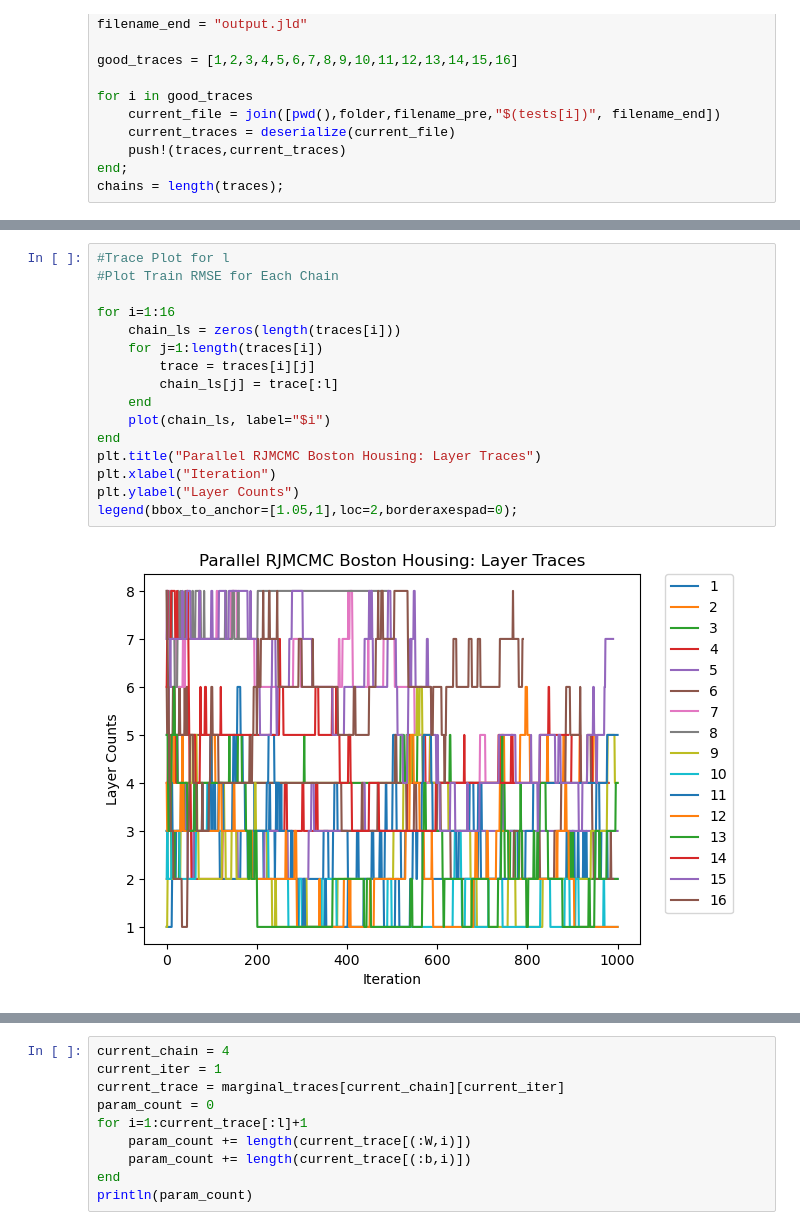
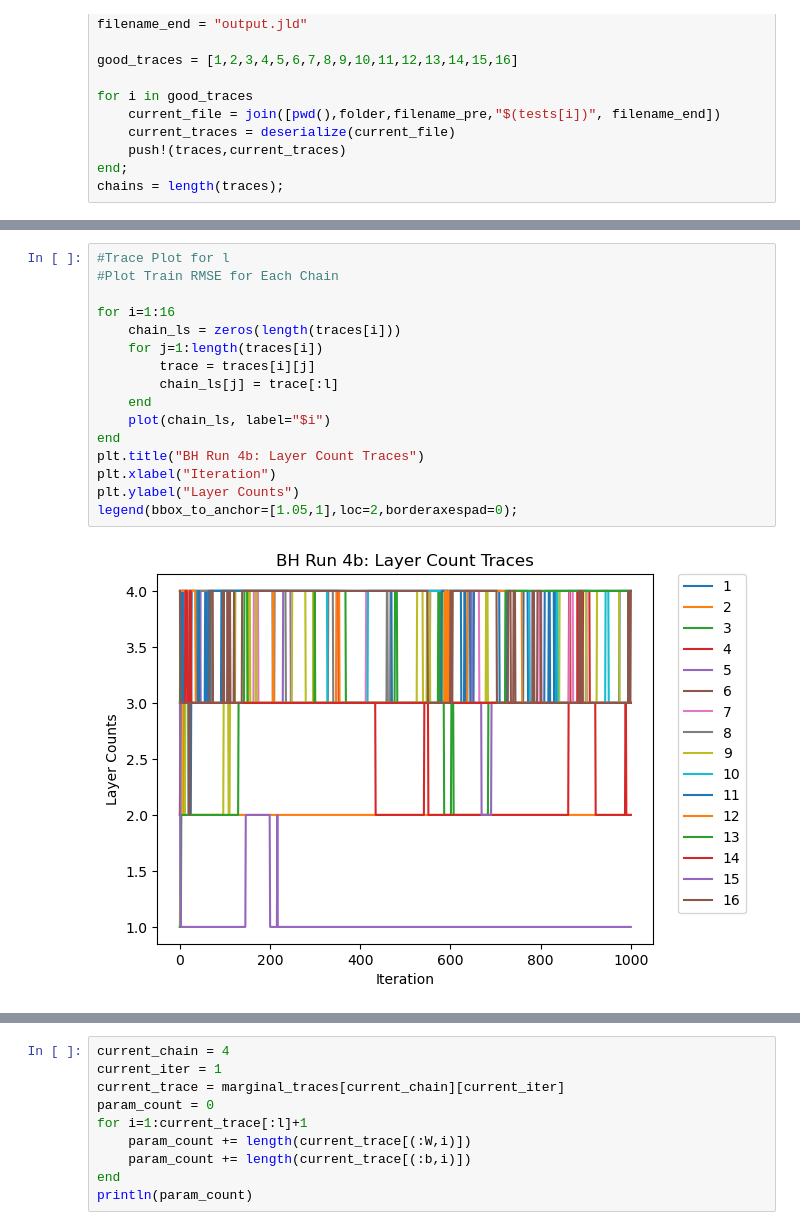
Before and after one commit to jberezow/BostonHousing, a Jupyter notebook: Thesis-LoadTraces.ipynb, the cells around one changed output, grey strips where cells are left out. Saved outputs shown, nothing was run; the diff lists cells and outputs as text.

```diff
--- a/Thesis-LoadTraces.ipynb
+++ b/Thesis-LoadTraces.ipynb
@@ -282,21 +279,21 @@ plt.ylabel("Occurences");
 # %%
 #Trace Plot for l
 #Plot Train RMSE for Each Chain
 
 for i=1:16
     chain_ls = zeros(length(traces[i]))
     for j=1:length(traces[i])
         trace = traces[i][j]
         chain_ls[j] = trace[:l]
     end
     plot(chain_ls, label="$i")
 end
-plt.title("Parallel RJMCMC Boston Housing: Layer Traces")
+plt.title("BH Run 4b: Layer Count Traces")
 plt.xlabel("Iteration")
 plt.ylabel("Layer Counts")
 legend(bbox_to_anchor=[1.05,1],loc=2,borderaxespad=0);
 # %% [output]
-[figure, old version]
+[figure, new version]
 # %%
 #Acceptance Probability
 #folder = "/Data/BostonLong/"
```
Also changed, not shown: parts of 12 cells of this notebook, 10 other files.
